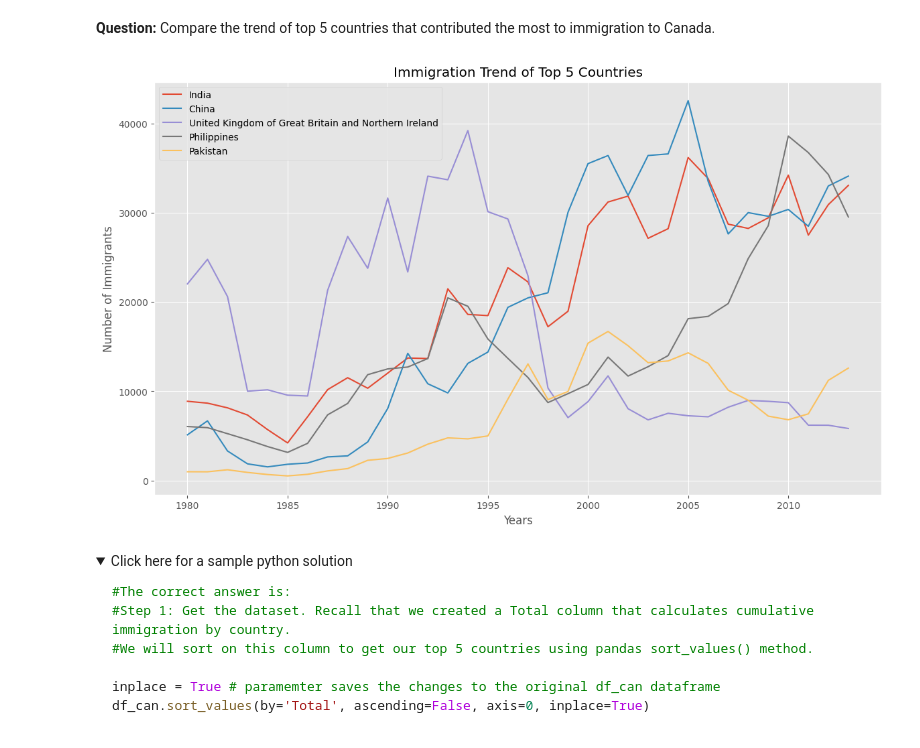
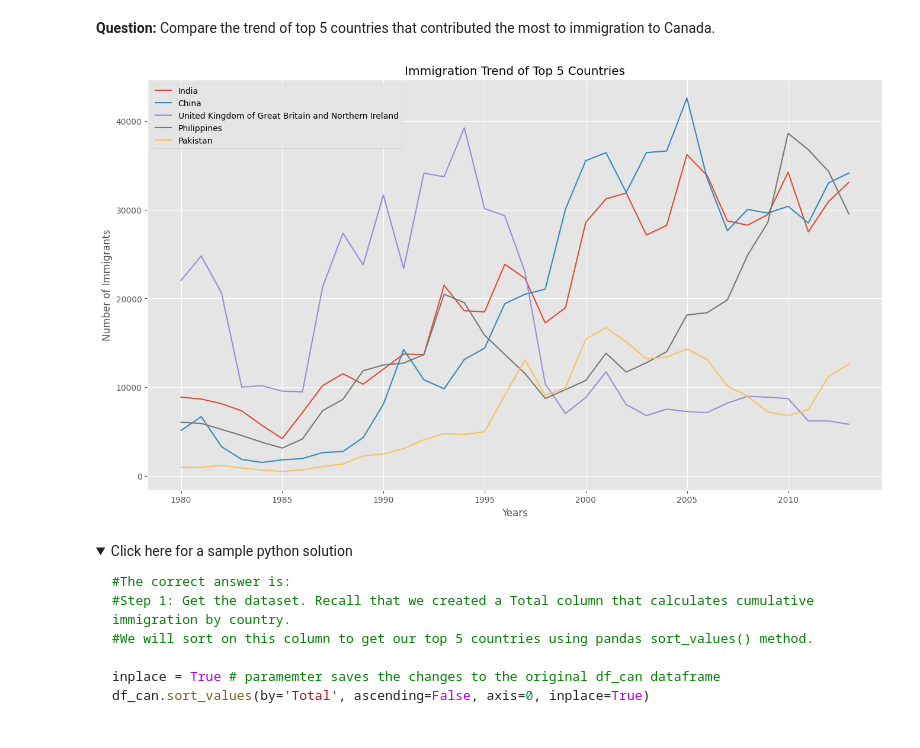
Before and after one commit to darwin-garcia/IBM-Data-Science, a Jupyter notebook: Modue 8/DV0101EN-Exercise-Introduction-to-Matplotlib-and-Line-Plots--v2.ipynb, the cells around one changed output. Saved outputs shown, nothing was run; the diff lists cells and outputs as text; code cells hidden in the pictures; folded sections open.

```diff
--- a/Modue 8/DV0101EN-Exercise-Introduction-to-Matplotlib-and-Line-Plots--v2.ipynb
+++ b/Modue 8/DV0101EN-Exercise-Introduction-to-Matplotlib-and-Line-Plots--v2.ipynb
@@ -393,16 +393,16 @@ Line plot is a handy tool to display several dependent variables against one ind
 # %%
 ### type your answer here
 df_can.sort_values(by='Total', ascending=False, inplace=True)
 df_top5 = df_can[years].head()
 df_top5 = df_top5.transpose()
 
-df_top5.plot(kind='line', figsize=(14, 8))
+df_top5.plot(kind='line', figsize=(16, 9))
 plt.title('Immigration Trend of Top 5 Countries')
 plt.ylabel('Number of Immigrants')
 plt.xlabel('Years')
 plt.show()
 # %% [output]
-[figure, old version]
+[figure, new version]
 # %% [markdown]
 <details><summary>Click here for a sample python solution</summary>
 
```
Also changed, not shown: 1 other file.
